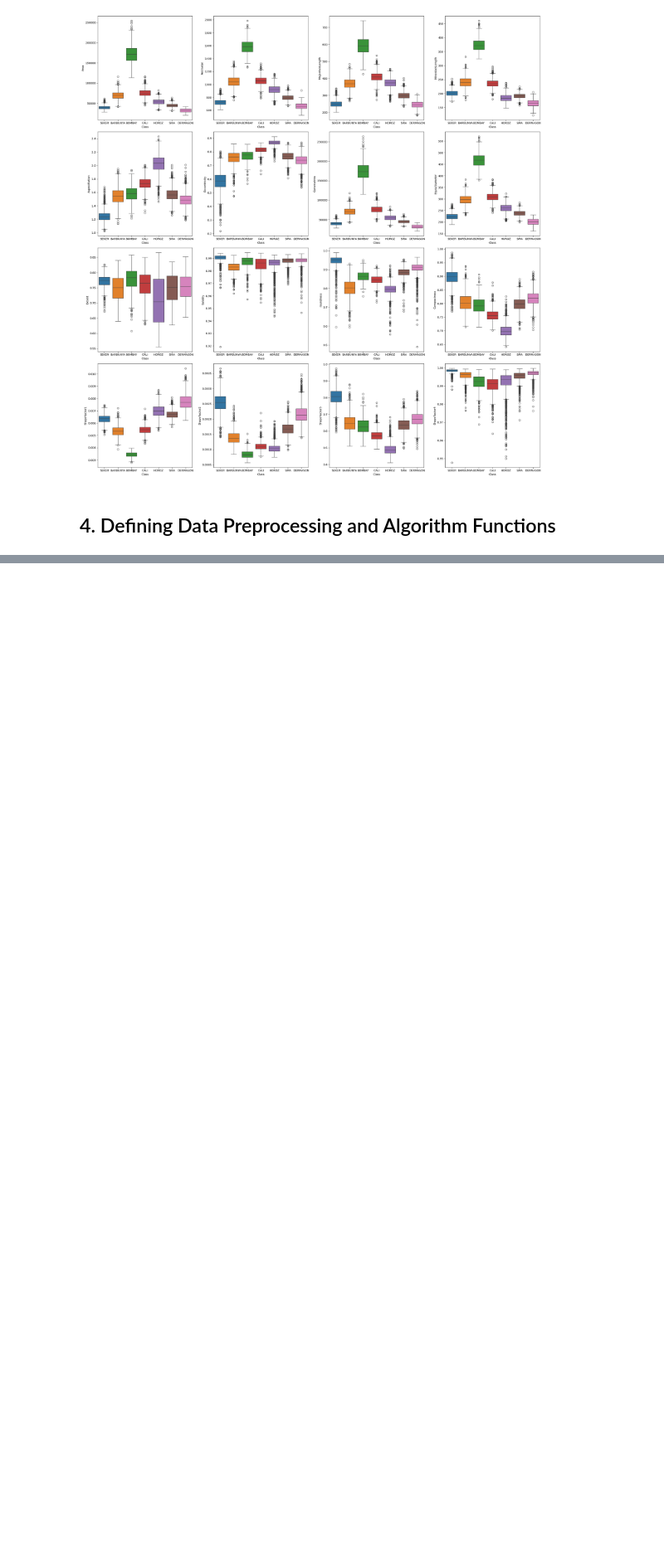
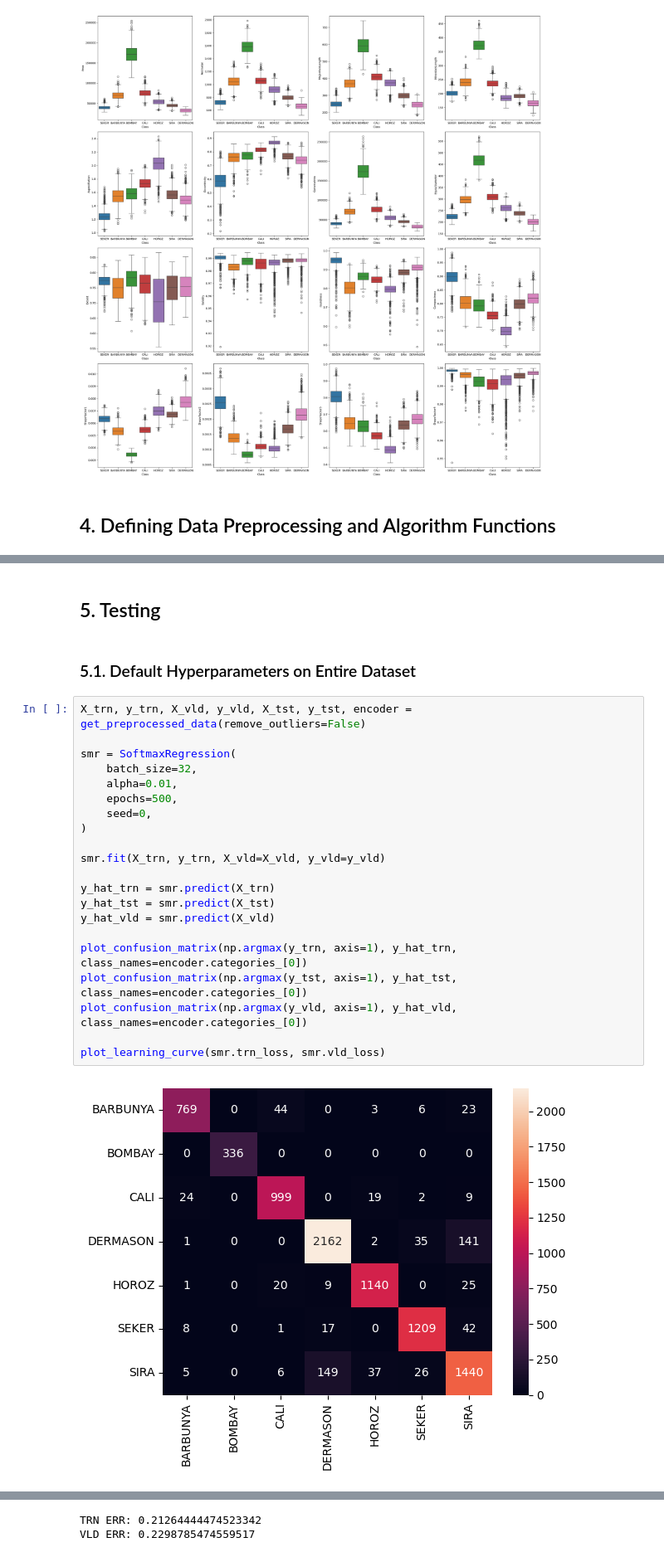
Before and after one commit to fortestingrandom/IdentifyBeanML, a Jupyter notebook: Identifying and differentiating dry beans with the power of machine learning.ipynb, the cells around one changed output, grey strips where cells are left out. Shown at 83% size. Drawn from its saved outputs; the diff is of its cells as text; blank space fills up the shorter version.

```diff
--- a/Identifying and differentiating dry beans with the power of machine learning.ipynb
+++ b/Identifying and differentiating dry beans with the power of machine learning.ipynb
@@ -272,0 +344,27 @@ def plot_learning_curve(
+# %% [markdown]
+## 5. Testing
+# %% [markdown]
+### 5.1. Default Hyperparameters on Entire Dataset
+# %%
+X_trn, y_trn, X_vld, y_vld, X_tst, y_tst, encoder = get_preprocessed_data(remove_outliers=False)
+
+smr = SoftmaxRegression(
+    batch_size=32,
+    alpha=0.01,
+    epochs=500,
+    seed=0,
+)
+
+smr.fit(X_trn, y_trn, X_vld=X_vld, y_vld=y_vld)
+
+y_hat_trn = smr.predict(X_trn)
+y_hat_tst = smr.predict(X_tst)
+y_hat_vld = smr.predict(X_vld)
+
+plot_confusion_matrix(np.argmax(y_trn, axis=1), y_hat_trn, class_names=encoder.categories_[0])
+plot_confusion_matrix(np.argmax(y_tst, axis=1), y_hat_tst, class_names=encoder.categories_[0])
+plot_confusion_matrix(np.argmax(y_vld, axis=1), y_hat_vld, class_names=encoder.categories_[0])
+
+plot_learning_curve(smr.trn_loss, smr.vld_loss)
+# %% [output]
+[figure, added]
@@ -272,0 +373,2 @@ def plot_learning_curve(
+TRN ERR: 0.21264444474523342
+VLD ERR: 0.2298785474559517
```
Also changed, not shown: parts of 21 cells of this notebook.
